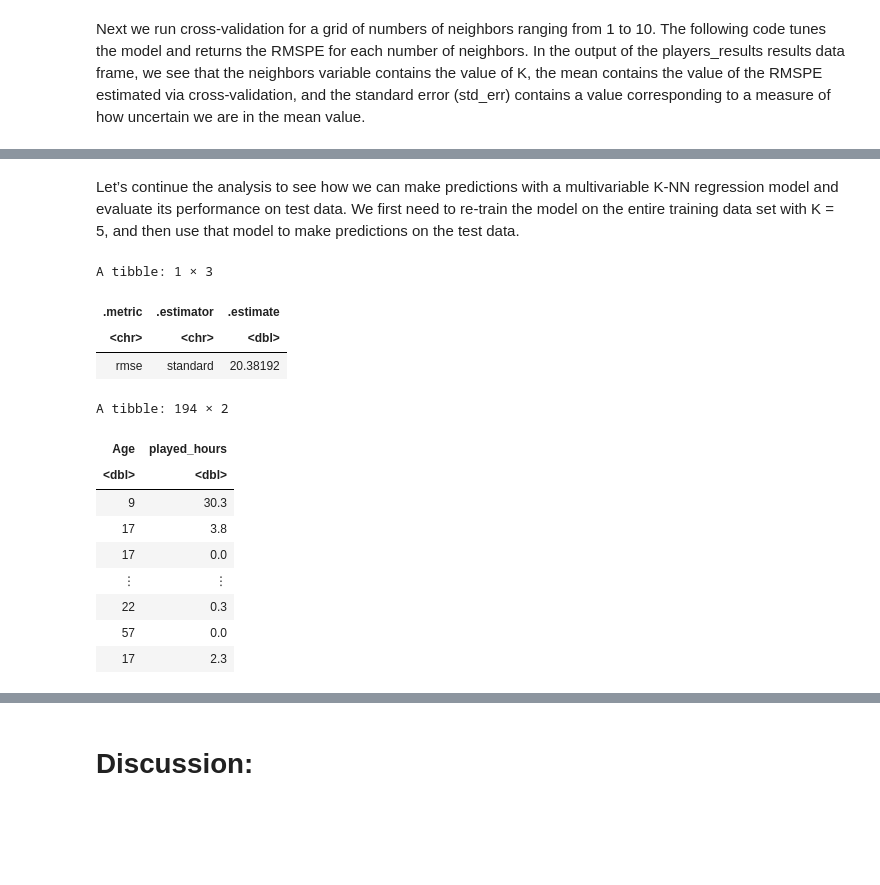
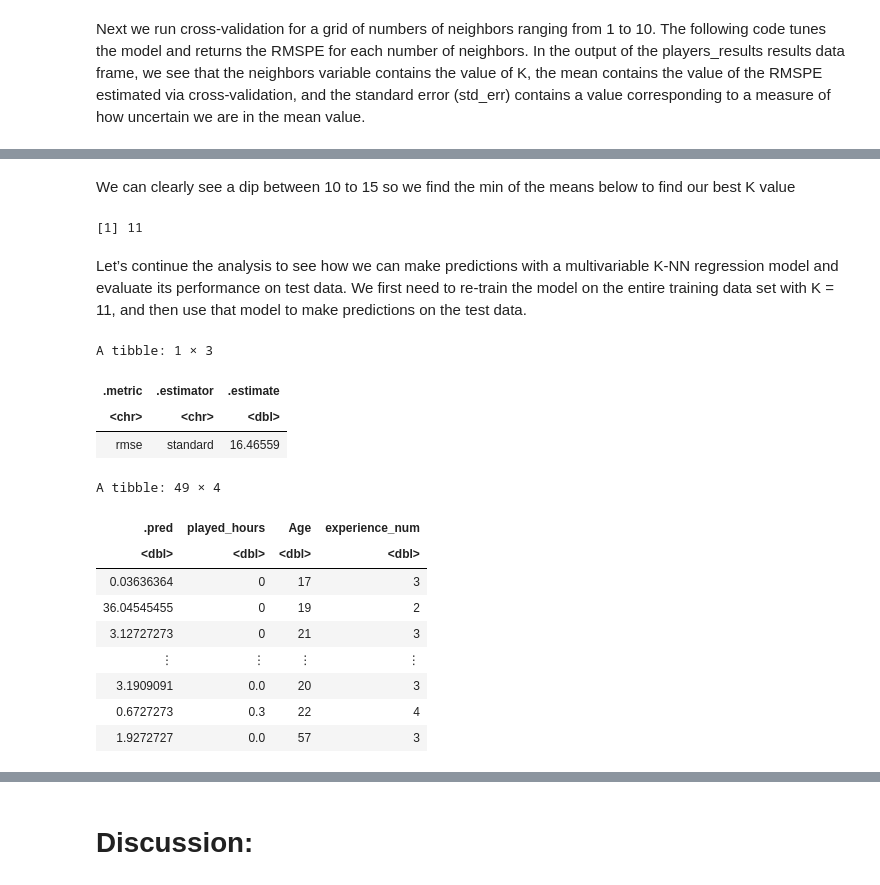
Before and after one commit to iSqlqmi/dsci_100_group_project, a Jupyter notebook: project_final_report.ipynb, the cells around one changed output, grey strips where cells are left out. Saved outputs shown, nothing was run; the diff lists cells and outputs as text; code cells hidden in the pictures; blank space fills up the shorter version.

```diff
--- a/project_final_report.ipynb
+++ b/project_final_report.ipynb
@@ -239,6 +239,11 @@ To perform the prediction we will first split the dataset (players_mutate since
 # %%
 set.seed(1)
 
-players_split <- initial_split(players_mutate, prop = 0.75, strata = played_hours)
+players_mutate_2 <- players_mutate |>
+    drop_na()
+
+players_split <- initial_split(players_mutate_2, prop = 0.75, strata = played_hours)
 players_train <- training(players_split)
 players_test <- testing(players_split)
+
+players_mutate_2
@@ -281,19 +297,13 @@ Computational engine: kknn
 # %% [markdown]
 Next we run cross-validation for a grid of numbers of neighbors ranging from 1 to 10. The following code tunes the model and returns the RMSPE for each number of neighbors. In the output of the players_results results data frame, we see that the neighbors variable contains the value of K, the mean contains the value of the RMSPE estimated via cross-validation, and the standard error (std_err) contains a value corresponding to a measure of how uncertain we are in the mean value.
 # %%
-gridvals <- tibble(neighbors = seq(from = 1, to = 10, by = 1))
+gridvals <- tibble(neighbors = seq(from = 1, to = 30, by = 1))
 
 players_results <- players_wkflow |>
   tune_grid(resamples = players_vfold, grid = gridvals) |>
   collect_metrics() |>
-  filter(.metric == "rmse") |>
-  filter(mean == min(mean))
-
-best_k <- players_results |>
-              pull(neighbors)
+  filter(.metric == "rmse")
 
 # show the results
 players_results
-best_k
-# use drop_na() to get rid of the NA values
 # %% [output]
@@ -323,48 +333,47 @@ A tibble: 1 × 7
+# %% [markdown]
+We can clearly see a dip between 10 to 15 so we find the min of the means below to find our best K value
+# %%
+best_k <- players_results |>
+    filter(mean == min(mean)) |>
+    pull(neighbors)
+
+# show the results
+best_k
+# %% [output]
+[1] 11
 # %% [markdown]
-Let’s continue the analysis to see how we can make predictions with a multivariable K-NN regression model and evaluate its performance on test data. We first need to re-train the model on the entire training data set with K = 5, and then use that model to make predictions on the test data.
+Let’s continue the analysis to see how we can make predictions with a multivariable K-NN regression model and evaluate its performance on test data. We first need to re-train the model on the entire training data set with K = 11, and then use that model to make predictions on the test data.
 # %%
 players_spec_2 <- nearest_neighbor(weight_func = "rectangular", neighbors = best_k) |>
   set_engine("kknn") |>
   set_mode("regression")
 
 players_fit <- workflow() |>
   add_recipe(players_recipe) |>
   add_model(players_spec_2) |>
   fit(data = players_train)
 
 players_preds <- players_fit |>
   predict(players_test) |>
   bind_cols(players_test)
 
 players_summary <- metrics(players_preds, truth = played_hours, estimate = .pred) |>
                      filter(.metric == 'rmse')
 
 players_summary
+players_preds
 # %% [output]
 A tibble: 1 × 3
 | .metric | .estimator | .estimate |
 | <chr> | <chr> | <dbl> |
-| rmse | standard | 20.38192 |
+| rmse | standard | 16.46559 |
+A tibble: 49 × 4
+| .pred | played_hours | Age | experience_num |
+| <dbl> | <dbl> | <dbl> | <dbl> |
+| 0.03636364 | 0 | 17 | 3 |
+| 36.04545455 | 0 | 19 | 2 |
+| 3.12727273 | 0 | 21 | 3 |
+| ⋮ | ⋮ | ⋮ | ⋮ |
+| 3.1909091 | 0.0 | 20 | 3 |
+| 0.6727273 | 0.3 | 22 | 4 |
+| 1.9272727 | 0.0 | 57 | 3 |
-# %%
-set.seed(2)
-
-players_age_wrangle <- players_mutate |>
-    select(Age, played_hours) |>
-    drop_na()
-
-age_split <- initial_split(players_age_wrangle, prop = 0.75, strata = played_hours)
-age_train <- training(age_split)
-age_test <- testing(age_split)
-
-players_age_wrangle
-# %% [output]
-A tibble: 194 × 2
-| Age | played_hours |
-| <dbl> | <dbl> |
-| 9 | 30.3 |
-| 17 | 3.8 |
-| 17 | 0.0 |
-| ⋮ | ⋮ |
-| 22 | 0.3 |
-| 57 | 0.0 |
-| 17 | 2.3 |
```
Also changed, not shown: parts of 17 cells of this notebook.
